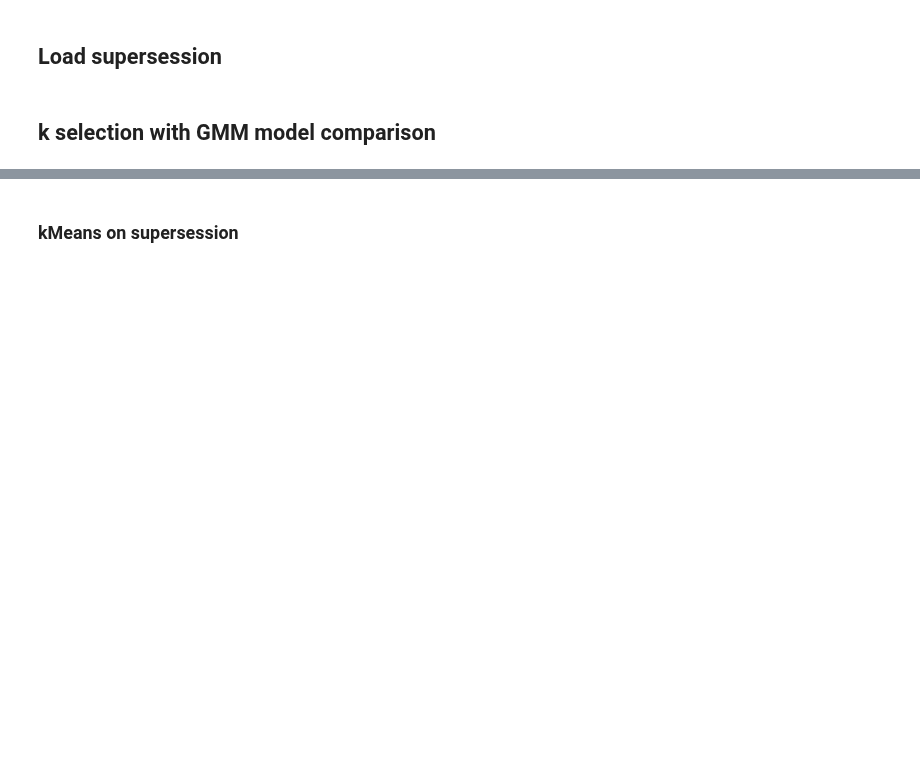
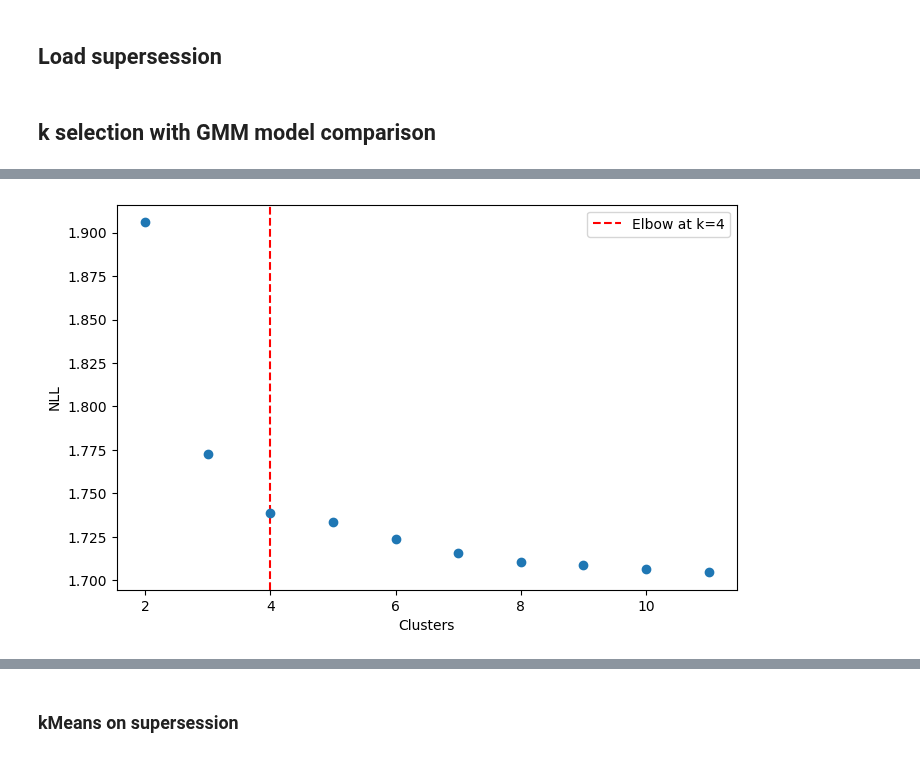
Before and after one commit to ineslaranjeira/representation_learning_variability, a Jupyter notebook: Models/Maths intuitions/Wavelets/kmeans_supersession.ipynb, the cells around one changed output, grey strips where cells are left out. Cells and saved outputs as stored; diff of their text form; code cells hidden in the pictures; blank space fills up the shorter version.

```diff
--- a/Models/Maths intuitions/Wavelets/kmeans_supersession.ipynb
+++ b/Models/Maths intuitions/Wavelets/kmeans_supersession.ipynb
@@ -42 +60,13 @@ super_session = pd.read_parquet(filename, engine='pyarrow')
+# %%
+# Plot
+fig, ax = plt.subplots(figsize=(8, 5))
+# plt.plot(components[1:], LLs[0][1:], 'bo-', label="Model Fit")
+plt.errorbar(components[1:], np.nanmean(LLs, axis=0)[1:], np.nanstd(LLs, axis=0)[1:]/np.sqrt(repeats), linestyle='None', marker='o')
+plt.axvline(x=optimal_k, color='r', linestyle='--', label=f'Elbow at k={optimal_k}')
+plt.xlabel("Clusters")
+plt.ylabel("NLL")
+plt.legend()
+plt.show()
+# %% [output]
+[figure, added]
 # %%
```
Also changed, not shown: parts of 7 cells of this notebook, 6 other files.
